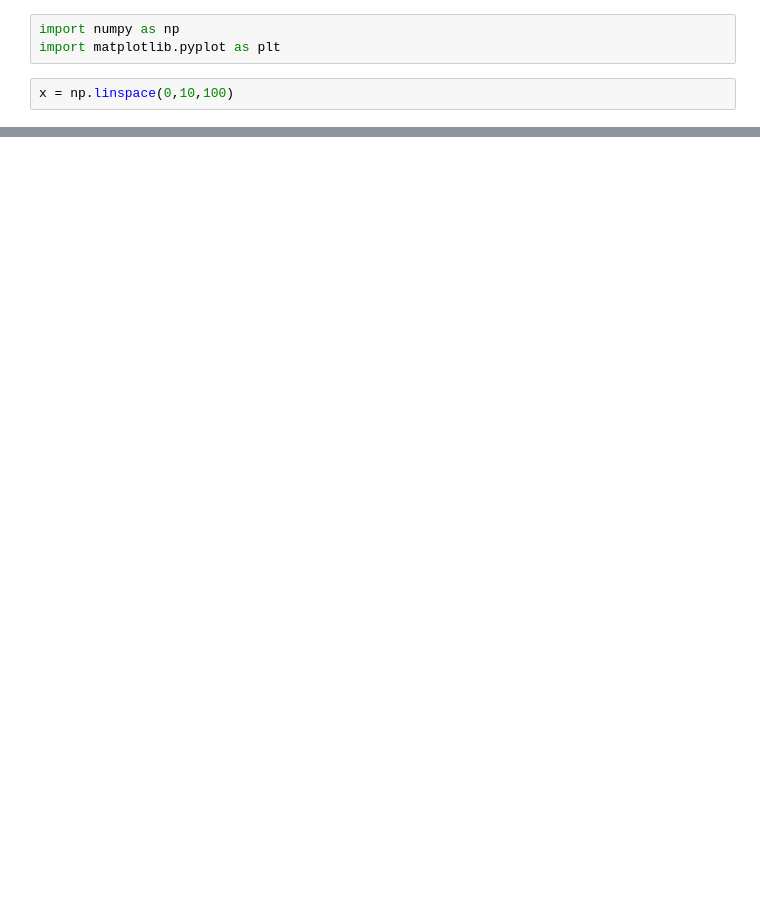
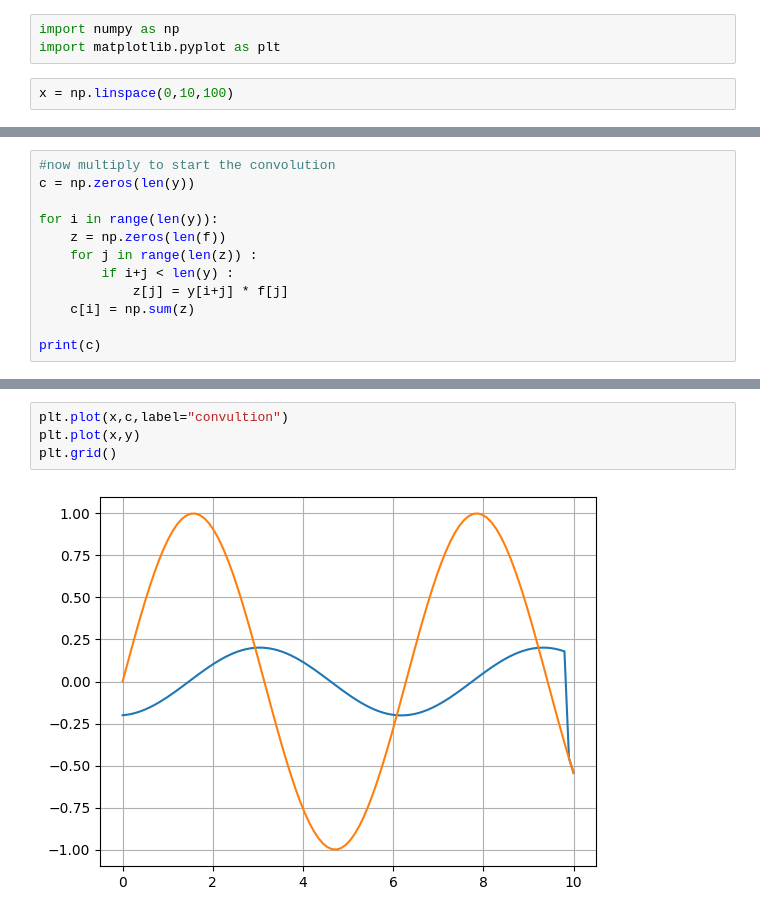
Before and after one commit to AbhishikthM/neural_misc, a Jupyter notebook: first.ipynb, the cells around one changed output, grey strips where cells are left out. Cells and saved outputs as stored; diff of their text form; blank space fills up the shorter version.

```diff
--- a/first.ipynb
+++ b/first.ipynb
@@ -14,0 +39,12 @@ plt.plot(x,y, label="sin wave")
+# %%
+#now multiply to start the convolution
+c = np.zeros(len(y))
+
+for i in range(len(y)):
+    z = np.zeros(len(f))
+    for j in range(len(z)) :
+        if i+j < len(y) :
+            z[j] = y[i+j] * f[j]
+    c[i] = np.sum(z)
+
+print(c)
@@ -14,0 +69,6 @@ plt.plot(x,y, label="sin wave")
+# %%
+plt.plot(x,c,label="convultion")
+plt.plot(x,y)
+plt.grid()
+# %% [output]
+[figure, added]
```
Also changed, not shown: parts of 3 cells of this notebook.
